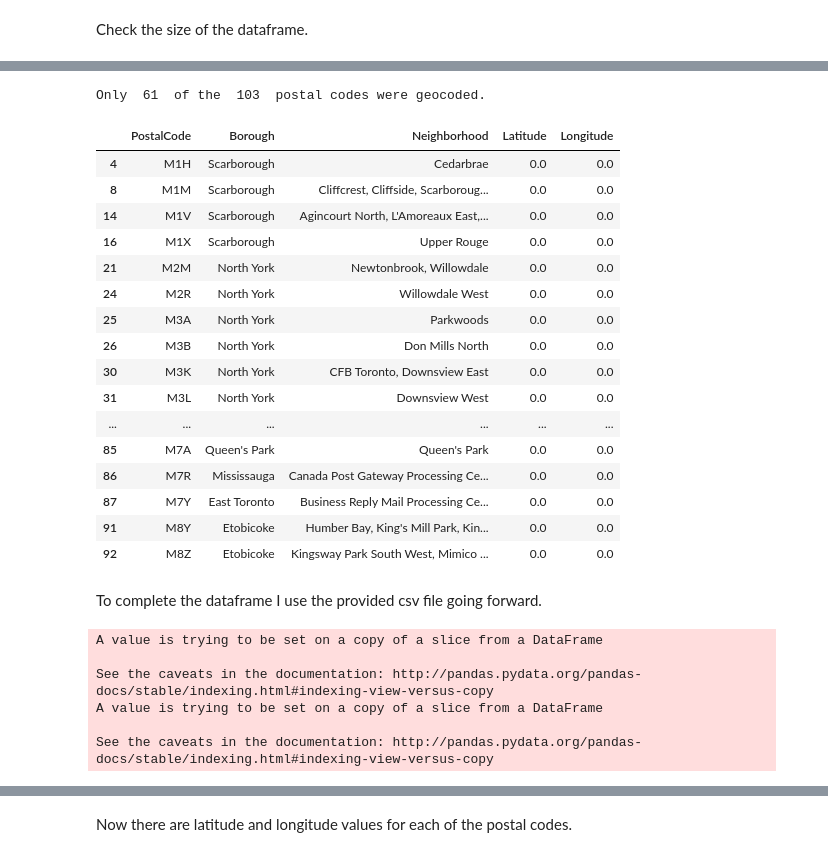
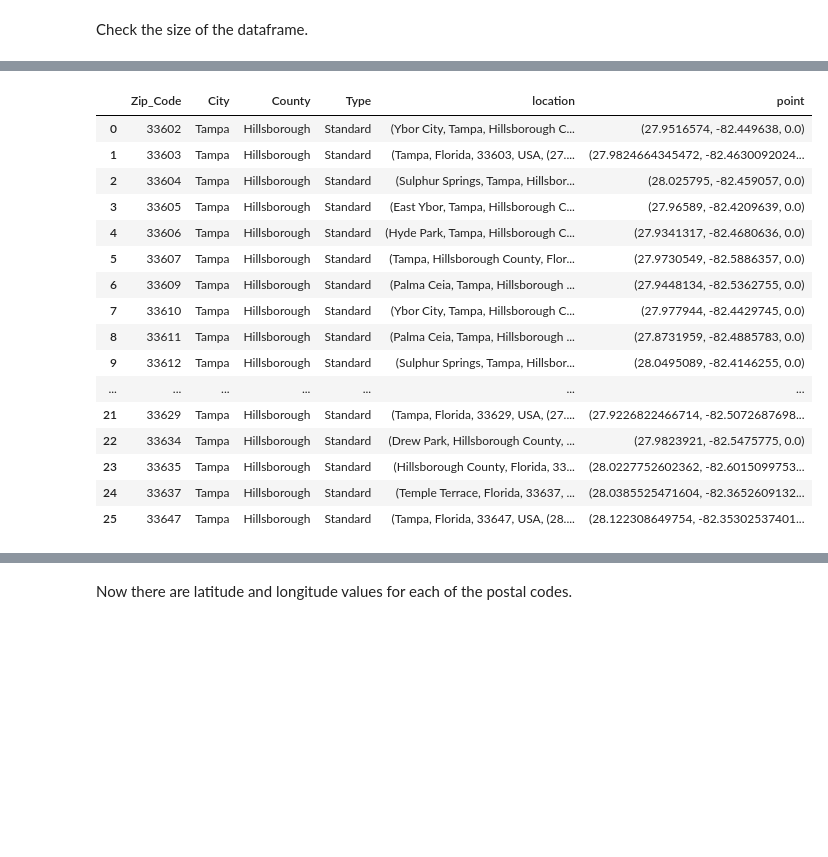
Before and after one commit to jeffreygdupree/Coursera_Capstone, a Jupyter notebook: New Facility Location Selection Notebook.ipynb, the cells around one changed output, grey strips where cells are left out. Saved outputs shown, nothing was run; the diff lists cells and outputs as text; code cells hidden in the pictures; blank space fills up the shorter version.

```diff
--- a/New Facility Location Selection Notebook.ipynb
+++ b/New Facility Location Selection Notebook.ipynb
@@ -160,24 +91,0 @@ Unfortunately, this method is unreliable and has to be run multiple times to get
-# %%
-print("Only ",df[df.Latitude != 0].shape[0]," of the ",df.shape[0]," postal codes were geocoded.")
-df.loc[df['Latitude'] == 0]
-# %% [output]
-Only  61  of the  103  postal codes were geocoded.
-|  | PostalCode | Borough | Neighborhood | Latitude | Longitude |
-| 4 | M1H | Scarborough | Cedarbrae | 0.0 | 0.0 |
-| 8 | M1M | Scarborough | Cliffcrest, Cliffside, Scarboroug... | 0.0 | 0.0 |
-| 14 | M1V | Scarborough | Agincourt North, L'Amoreaux East,... | 0.0 | 0.0 |
-| 16 | M1X | Scarborough | Upper Rouge | 0.0 | 0.0 |
-| 21 | M2M | North York | Newtonbrook, Willowdale | 0.0 | 0.0 |
-| 24 | M2R | North York | Willowdale West | 0.0 | 0.0 |
-| 25 | M3A | North York | Parkwoods | 0.0 | 0.0 |
-| 26 | M3B | North York | Don Mills North | 0.0 | 0.0 |
-| 30 | M3K | North York | CFB Toronto, Downsview East | 0.0 | 0.0 |
-| 31 | M3L | North York | Downsview West | 0.0 | 0.0 |
-| ... | ... | ... | ... | ... | ... |
-| 85 | M7A | Queen's Park | Queen's Park | 0.0 | 0.0 |
-| 86 | M7R | Mississauga | Canada Post Gateway Processing Ce... | 0.0 | 0.0 |
-| 87 | M7Y | East Toronto | Business Reply Mail Processing Ce... | 0.0 | 0.0 |
-| 91 | M8Y | Etobicoke | Humber Bay, King's Mill Park, Kin... | 0.0 | 0.0 |
-| 92 | M8Z | Etobicoke | Kingsway Park South West, Mimico ... | 0.0 | 0.0 |
-# %% [markdown]
-To complete the dataframe I use the provided csv file going forward.
@@ -187,15 +91,0 @@ df['Longitude'] = float(0)
-# %%
-df_csv = pd.read_csv("https://cocl.us/Geospatial_data") #Import the csv as a dataframe.
-for i in range(0,df.shape[0]):
-    postalcode = df.PostalCode[i]
-    csv_row = df.loc[df_csv['Postal Code']==postalcode].index[0] #Select the row in the new dataframe with the postal code that matches the original dataframe.
-    if df.Latitude[i] == 0: #If the geocoding failed for this postal code, copy the lat/long from the new dataframe.
-        df.Latitude[i] = df_csv.Latitude[csv_row]
-        df.Longitude[i] = df_csv.Longitude[csv_row]
-# %% [output]
-A value is trying to be set on a copy of a slice from a DataFrame
-
-See the caveats in the documentation: http://pandas.pydata.org/pandas-docs/stable/indexing.html#indexing-view-versus-copy
-A value is trying to be set on a copy of a slice from a DataFrame
-
-See the caveats in the documentation: http://pandas.pydata.org/pandas-docs/stable/indexing.html#indexing-view-versus-copy
@@ -201,0 +95,38 @@ See the caveats in the documentation: http://pandas.pydata.org/pandas-docs/stabl
+# %%
+import re
+
+# Uncomment next line to install geopy if necessary.
+#!{sys.executable} -m pip install geopy
+
+from tqdm import tqdm #This will allow a progress bar to show that there is progress being made. This is helpful when an
+tqdm.pandas()         #iterative process may take more than a few seconds.
+
+from functools import partial #This will allow multiple arguments to be passed to RateLimiter.
+
+import geopy
+from geopy.geocoders import Nominatim
+geolocator = Nominatim(user_agent=user_agent)
+from geopy.extra.rate_limiter import RateLimiter #This will get around getting shut down for too many request errors.
+geocode = RateLimiter(geolocator.geocode, min_delay_seconds=0.5, max_retries=2, error_wait_seconds=5.0, swallow_exceptions=True, return_value_on_exception=None)
+df['location'] = df['Zip_Code'].progress_apply(partial(geocode, country_codes='us'))
+
+df['point'] = df['location'].apply(lambda loc: tuple(loc.point) if loc else None)
+df
+# %% [output]
+|  | Zip_Code | City | County | Type | location | point |
+| 0 | 33602 | Tampa | Hillsborough | Standard | (Ybor City, Tampa, Hillsborough C... | (27.9516574, -82.449638, 0.0) |
+| 1 | 33603 | Tampa | Hillsborough | Standard | (Tampa, Florida, 33603, USA, (27.... | (27.9824664345472, -82.4630092024... |
+| 2 | 33604 | Tampa | Hillsborough | Standard | (Sulphur Springs, Tampa, Hillsbor... | (28.025795, -82.459057, 0.0) |
+| 3 | 33605 | Tampa | Hillsborough | Standard | (East Ybor, Tampa, Hillsborough C... | (27.96589, -82.4209639, 0.0) |
+| 4 | 33606 | Tampa | Hillsborough | Standard | (Hyde Park, Tampa, Hillsborough C... | (27.9341317, -82.4680636, 0.0) |
+| 5 | 33607 | Tampa | Hillsborough | Standard | (Tampa, Hillsborough County, Flor... | (27.9730549, -82.5886357, 0.0) |
+| 6 | 33609 | Tampa | Hillsborough | Standard | (Palma Ceia, Tampa, Hillsborough ... | (27.9448134, -82.5362755, 0.0) |
+| 7 | 33610 | Tampa | Hillsborough | Standard | (Ybor City, Tampa, Hillsborough C... | (27.977944, -82.4429745, 0.0) |
+| 8 | 33611 | Tampa | Hillsborough | Standard | (Palma Ceia, Tampa, Hillsborough ... | (27.8731959, -82.4885783, 0.0) |
+| 9 | 33612 | Tampa | Hillsborough | Standard | (Sulphur Springs, Tampa, Hillsbor... | (28.0495089, -82.4146255, 0.0) |
+| ... | ... | ... | ... | ... | ... | ... |
+| 21 | 33629 | Tampa | Hillsborough | Standard | (Tampa, Florida, 33629, USA, (27.... | (27.9226822466714, -82.5072687698... |
+| 22 | 33634 | Tampa | Hillsborough | Standard | (Drew Park, Hillsborough County, ... | (27.9823921, -82.5475775, 0.0) |
+| 23 | 33635 | Tampa | Hillsborough | Standard | (Hillsborough County, Florida, 33... | (28.0227752602362, -82.6015099753... |
+| 24 | 33637 | Tampa | Hillsborough | Standard | (Temple Terrace, Florida, 33637, ... | (28.0385525471604, -82.3652609132... |
+| 25 | 33647 | Tampa | Hillsborough | Standard | (Tampa, Florida, 33647, USA, (28.... | (28.122308649754, -82.35302537401... |
```
Also changed, not shown: parts of 20 cells of this notebook.
